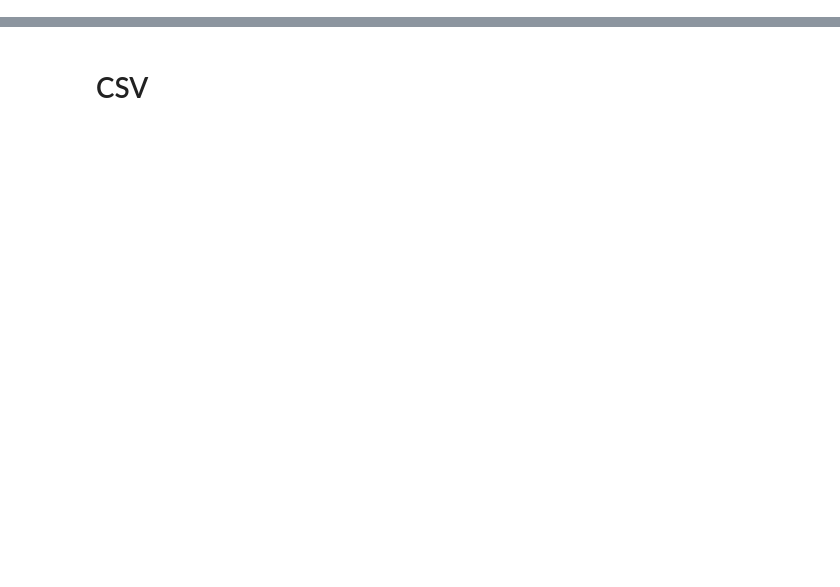
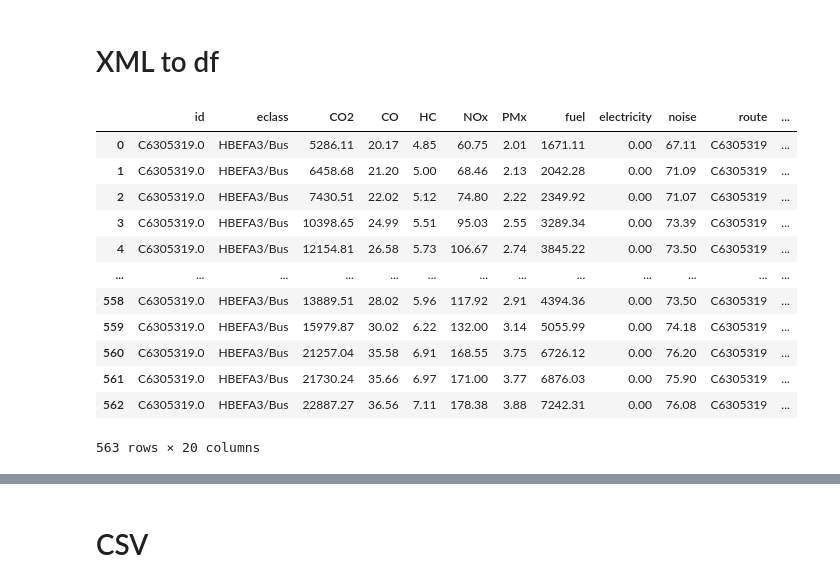
Before and after one commit to szannaa/bme_onlab, a Jupyter notebook: data/battery.ipynb, the cells around one changed output, grey strips where cells are left out. Cells and saved outputs as stored; diff of their text form; code cells hidden in the pictures; blank space fills up the shorter version.

```diff
--- a/data/battery.ipynb
+++ b/data/battery.ipynb
@@ -38,5 +77,31 @@ def transform_xml_stops(xml_doc):
+# %% [markdown]
+# XML to df
 # %%
-base_folder = "C:\\Users\\Admin\\Sumo\\normafa_b"
+base_folder = "C:\\Users\\Admin\\Sumo\\nap_gellert_b"
+# %%
+file_path = os.path.join(base_folder, "emission.out.xml")
+emission_output = et.parse(file_path)
+
+transform = transform_xml(emission_output.getroot())
+emission_output_list = list(transform)
+
+emission_output_df = pd.DataFrame(emission_output_list)
+emission_output_df = emission_output_df.drop(emission_output_df.columns[0], axis=1)
+emission_output_df
+# %% [output]
+|  | id | eclass | CO2 | CO | HC | NOx | PMx | fuel | electricity | noise | route | ... |
+| 0 | C6305319.0 | HBEFA3/Bus | 5286.11 | 20.17 | 4.85 | 60.75 | 2.01 | 1671.11 | 0.00 | 67.11 | C6305319 | ... |
+| 1 | C6305319.0 | HBEFA3/Bus | 6458.68 | 21.20 | 5.00 | 68.46 | 2.13 | 2042.28 | 0.00 | 71.09 | C6305319 | ... |
+| 2 | C6305319.0 | HBEFA3/Bus | 7430.51 | 22.02 | 5.12 | 74.80 | 2.22 | 2349.92 | 0.00 | 71.07 | C6305319 | ... |
+| 3 | C6305319.0 | HBEFA3/Bus | 10398.65 | 24.99 | 5.51 | 95.03 | 2.55 | 3289.34 | 0.00 | 73.39 | C6305319 | ... |
+| 4 | C6305319.0 | HBEFA3/Bus | 12154.81 | 26.58 | 5.73 | 106.67 | 2.74 | 3845.22 | 0.00 | 73.50 | C6305319 | ... |
+| ... | ... | ... | ... | ... | ... | ... | ... | ... | ... | ... | ... | ... |
+| 558 | C6305319.0 | HBEFA3/Bus | 13889.51 | 28.02 | 5.96 | 117.92 | 2.91 | 4394.36 | 0.00 | 73.50 | C6305319 | ... |
+| 559 | C6305319.0 | HBEFA3/Bus | 15979.87 | 30.02 | 6.22 | 132.00 | 3.14 | 5055.99 | 0.00 | 74.18 | C6305319 | ... |
+| 560 | C6305319.0 | HBEFA3/Bus | 21257.04 | 35.58 | 6.91 | 168.55 | 3.75 | 6726.12 | 0.00 | 76.20 | C6305319 | ... |
+| 561 | C6305319.0 | HBEFA3/Bus | 21730.24 | 35.66 | 6.97 | 171.00 | 3.77 | 6876.03 | 0.00 | 75.90 | C6305319 | ... |
+| 562 | C6305319.0 | HBEFA3/Bus | 22887.27 | 36.56 | 7.11 | 178.38 | 3.88 | 7242.31 | 0.00 | 76.08 | C6305319 | ... |
+563 rows × 20 columns
 # %%
 file_path = os.path.join(base_folder, "Battery.out.xml")
 
```
Also changed, not shown: parts of 22 cells of this notebook, 10 other files.
